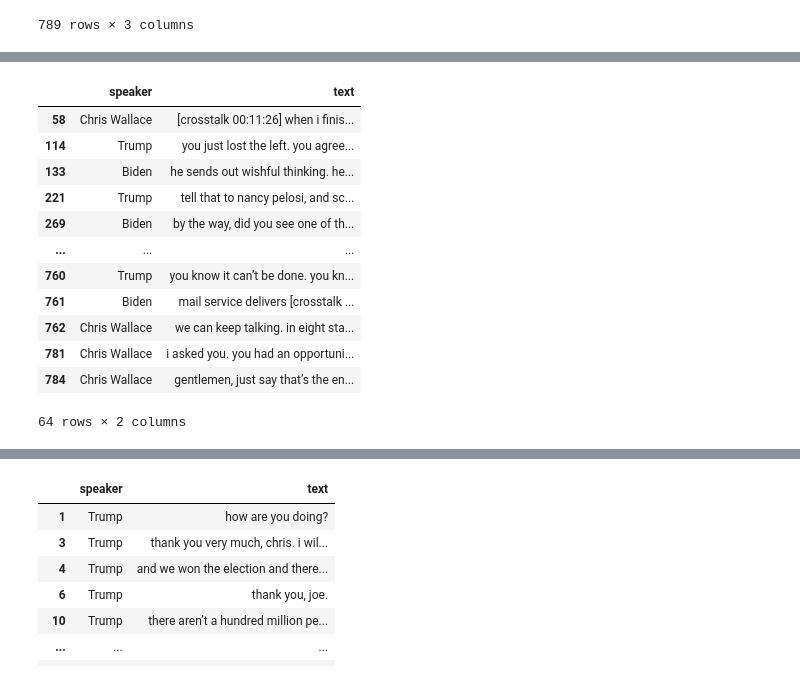
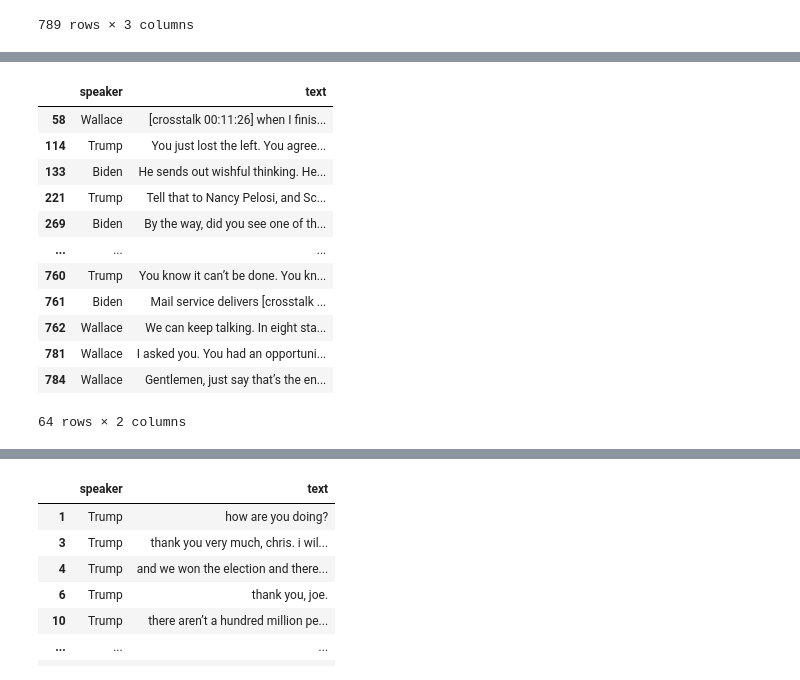
Before and after one commit to trishnak99/presidential-debate-summarizer, a Jupyter notebook: Data Preprocessing.ipynb, the cells around one changed output, grey strips where cells are left out. Drawn from its saved outputs; the diff is of its cells as text; code cells hidden in the pictures.

```diff
--- a/Data Preprocessing.ipynb
+++ b/Data Preprocessing.ipynb
@@ -20,5 +32,5 @@ df
 # %%
-df['speaker'] = df['speaker'].replace({'President Donald J. Trump': 'Trump', 'Vice President Joe Biden': 'Biden'})
+df['speaker'] = df['speaker'].replace({'President Donald J. Trump': 'Trump', 'Vice President Joe Biden': 'Biden', 'Chris Wallace': 'Wallace'})
 df = df.drop('minute', 1)
 # %%
 df
@@ -39,17 +56,16 @@ df
 # %%
-df['text'] = df['text'].str.lower()
 df[df['text'].str.contains('\[crosstalk.*\]', regex=True)]
 # %% [output]
 |  | speaker | text |
-| 58 | Chris Wallace | [crosstalk 00:11:26] when i finis... |
-| 114 | Trump | you just lost the left. you agree... |
-| 133 | Biden | he sends out wishful thinking. he... |
-| 221 | Trump | tell that to nancy pelosi, and sc... |
-| 269 | Biden | by the way, did you see one of th... |
+| 58 | Wallace | [crosstalk 00:11:26] when I finis... |
+| 114 | Trump | You just lost the left. You agree... |
+| 133 | Biden | He sends out wishful thinking. He... |
+| 221 | Trump | Tell that to Nancy Pelosi, and Sc... |
+| 269 | Biden | By the way, did you see one of th... |
 | ... | ... | ... |
-| 760 | Trump | you know it can’t be done. you kn... |
-| 761 | Biden | mail service delivers [crosstalk ... |
-| 762 | Chris Wallace | we can keep talking. in eight sta... |
-| 781 | Chris Wallace | i asked you. you had an opportuni... |
-| 784 | Chris Wallace | gentlemen, just say that’s the en... |
+| 760 | Trump | You know it can’t be done. You kn... |
+| 761 | Biden | Mail service delivers [crosstalk ... |
+| 762 | Wallace | We can keep talking. In eight sta... |
+| 781 | Wallace | I asked you. You had an opportuni... |
+| 784 | Wallace | Gentlemen, just say that’s the en... |
 64 rows × 2 columns
```
Also changed, not shown: parts of 15 cells of this notebook, 1 other file.
